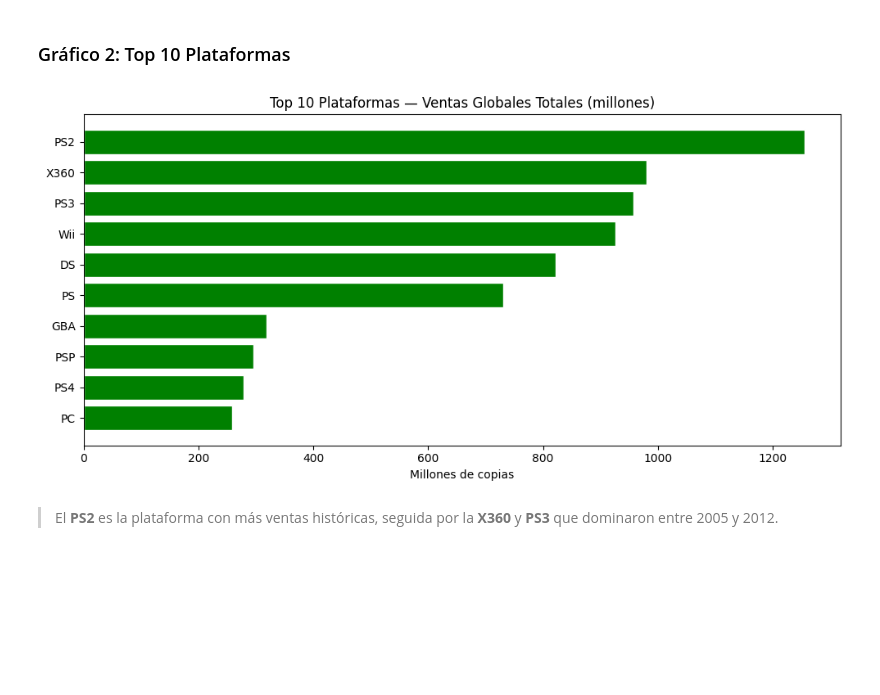
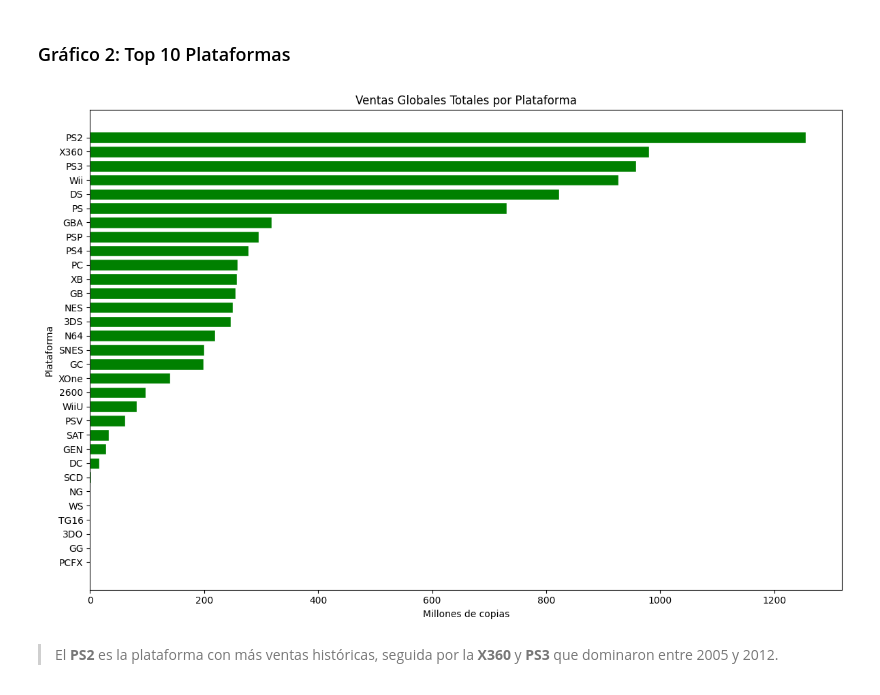
Before and after one commit to KaRaMbIIt/Mineria_De_Datos_VideoGameSales, a Jupyter notebook: Ev_1_Mineria_de_Datos.ipynb, the cells around one changed output. Saved outputs shown, nothing was run; the diff lists cells and outputs as text; code cells hidden in the pictures; blank space fills up the shorter version.

```diff
--- a/Ev_1_Mineria_de_Datos.ipynb
+++ b/Ev_1_Mineria_de_Datos.ipynb
@@ -201,16 +231,17 @@ plt.show()
 # %% [markdown]
 ### Gráfico 2: Top 10 Plataformas
 # %%
-ventas_plat = df.groupby('Platform')['Global_Sales'].sum().sort_values(ascending=False).head(10)
+ventas_plat = df.groupby('Platform')['Global_Sales'].sum().sort_values()
 
-plt.figure(figsize=(10, 5))
-plt.barh(ventas_plat.index[::-1], ventas_plat.values[::-1], color='green', edgecolor='white')
-plt.title('Top 10 Plataformas — Ventas Globales Totales (millones)')
+plt.figure(figsize=(12, 8))
+plt.barh(ventas_plat.index, ventas_plat.values, color='green', edgecolor='white')
+plt.title('Ventas Globales Totales por Plataforma')
 plt.xlabel('Millones de copias')
+plt.ylabel('Plataforma')
 plt.tight_layout()
 plt.show()
 # %% [output]
-[figure, old version]
+[figure, new version]
 # %% [markdown]
 > El **PS2** es la plataforma con más ventas históricas, seguida por la **X360** y **PS3** que dominaron entre 2005 y 2012.
 # %% [markdown]
```
Also changed, not shown: parts of 9 cells of this notebook.
